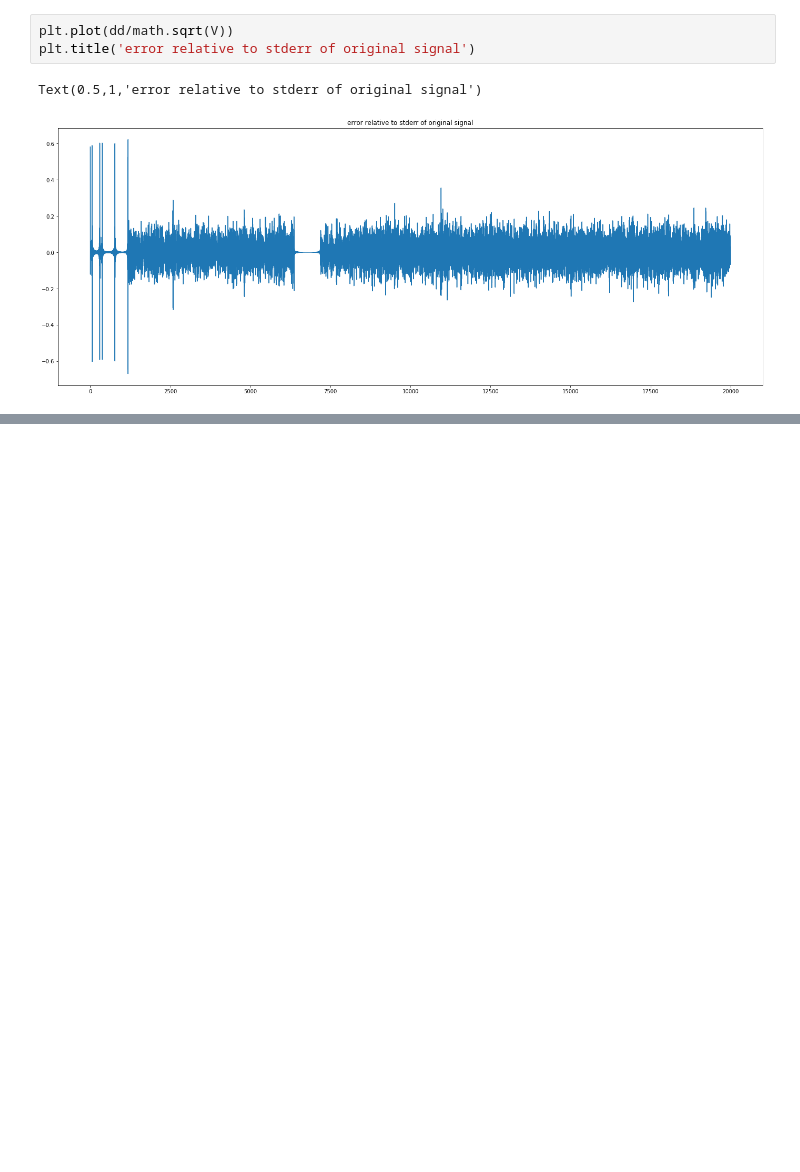
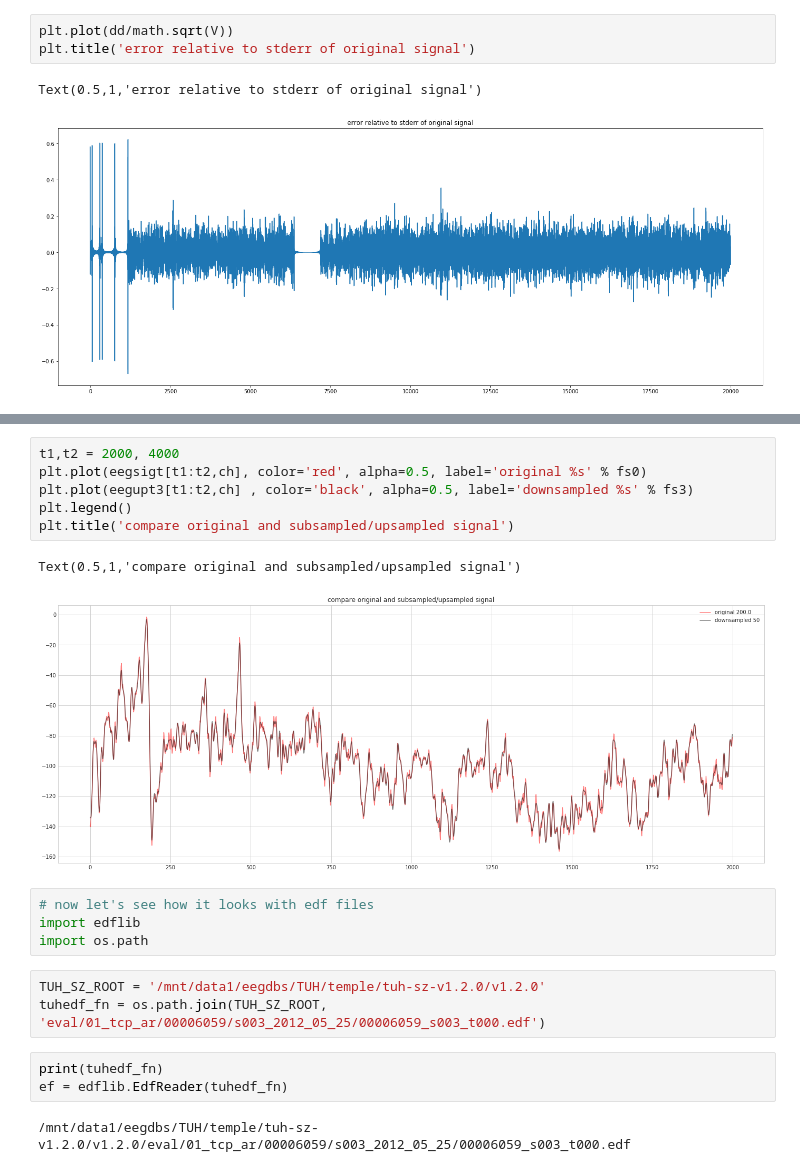
Before and after one commit to eegml/eegml-signal, a Jupyter notebook: experiments/test-eeg-resampling-up-down-sksamplerate.ipynb, the cells around one changed output, grey strips where cells are left out. Cells and saved outputs as stored; diff of their text form; blank space fills up the shorter version.

```diff
--- a/experiments/test-eeg-resampling-up-down-sksamplerate.ipynb
+++ b/experiments/test-eeg-resampling-up-down-sksamplerate.ipynb
@@ -132,0 +145,21 @@ Text(0.5,1,'error relative to stderr of original signal')
+# %%
+t1,t2 = 2000, 4000
+plt.plot(eegsigt[t1:t2,ch], color='red', alpha=0.5, label='original %s' % fs0)
+plt.plot(eegupt3[t1:t2,ch] , color='black', alpha=0.5, label='downsampled %s' % fs3)
+plt.legend()
+plt.title('compare original and subsampled/upsampled signal')
+# %% [output]
+Text(0.5,1,'compare original and subsampled/upsampled signal')
+[figure, added]
+# %%
+# now let's see how it looks with edf files
+import edflib
+import os.path
+# %%
+TUH_SZ_ROOT = '/mnt/data1/eegdbs/TUH/temple/tuh-sz-v1.2.0/v1.2.0'
+tuhedf_fn = os.path.join(TUH_SZ_ROOT, 'eval/01_tcp_ar/00006059/s003_2012_05_25/00006059_s003_t000.edf')
+# %%
+print(tuhedf_fn)
+ef = edflib.EdfReader(tuhedf_fn)
+# %% [output]
+/mnt/data1/eegdbs/TUH/temple/tuh-sz-v1.2.0/v1.2.0/eval/01_tcp_ar/00006059/s003_2012_05_25/00006059_s003_t000.edf
```
Also changed, not shown: parts of 28 cells of this notebook.
